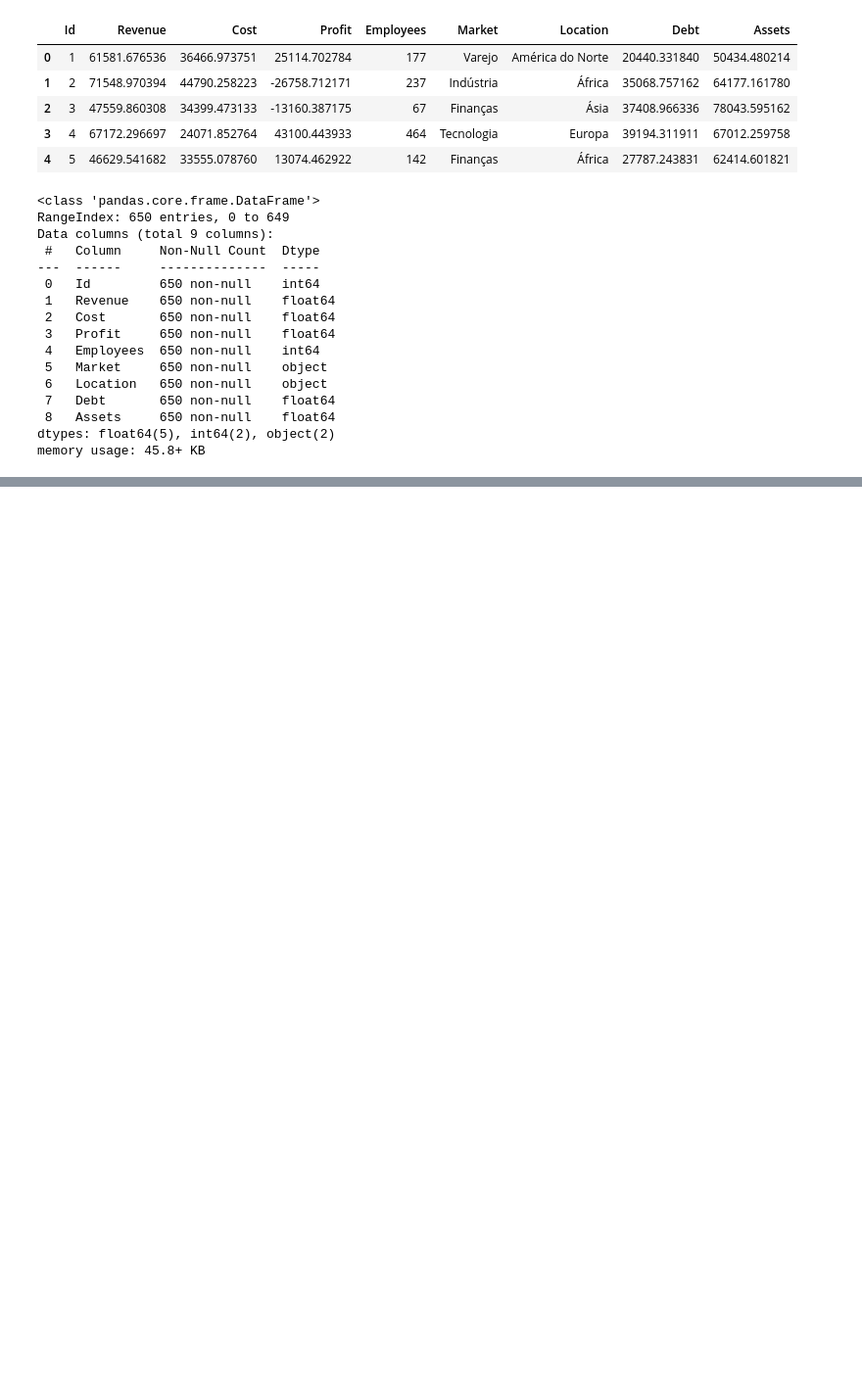
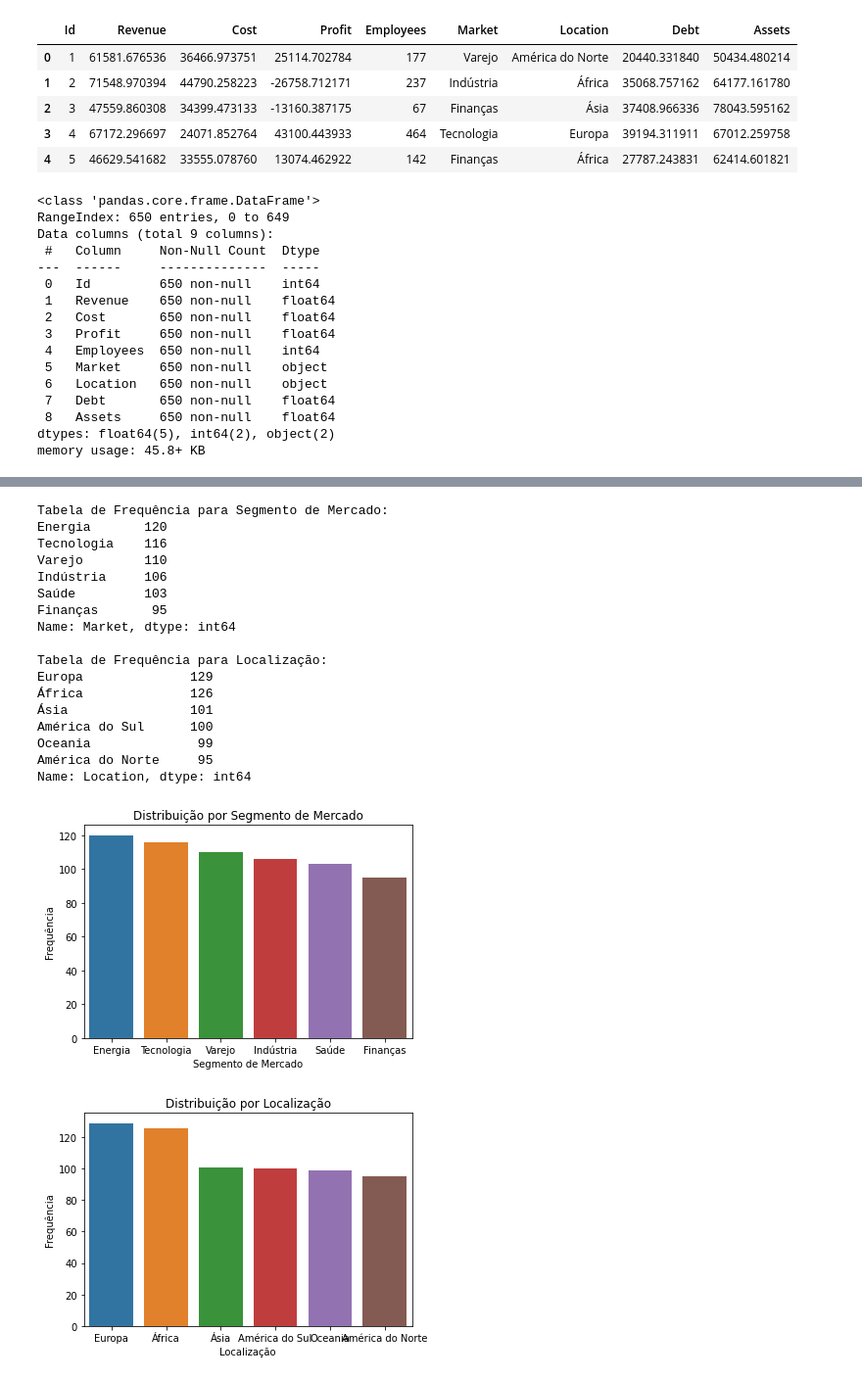
Before and after one commit to Pontes-Junior/Trabalho_EA, a Jupyter notebook: Notebook.ipynb, the cells around one changed output, grey strips where cells are left out. Shown: that part at 98% size. Drawn from its saved outputs; the diff is of its cells as text; code cells hidden in the pictures; blank space fills up the shorter version.

```diff
--- a/Notebook.ipynb
+++ b/Notebook.ipynb
@@ -73,0 +103,44 @@ memory usage: 45.8+ KB
+# %%
+# Tabela de frequência para Segmento de Mercado
+freq_market = data['Market'].value_counts()
+print("Tabela de Frequência para Segmento de Mercado:")
+print(freq_market)
+
+# Tabela de frequência para Localização
+freq_location = data['Location'].value_counts()
+print("\nTabela de Frequência para Localização:")
+print(freq_location)
+
+# Gráfico de barras para Segmento de Mercado
+sns.barplot(x=freq_market.index, y=freq_market.values)
+plt.xlabel("Segmento de Mercado")
+plt.ylabel("Frequência")
+plt.title("Distribuição por Segmento de Mercado")
+plt.show()
+
+# Gráfico de barras para Localização
+sns.barplot(x=freq_location.index, y=freq_location.values)
+plt.xlabel("Localização")
+plt.ylabel("Frequência")
+plt.title("Distribuição por Localização")
+plt.show()
+# %% [output]
+Tabela de Frequência para Segmento de Mercado:
+Energia       120
+Tecnologia    116
+Varejo        110
+Indústria     106
+Saúde         103
+Finanças       95
+Name: Market, dtype: int64
+
+Tabela de Frequência para Localização:
+Europa              129
+África              126
+Ásia                101
+América do Sul      100
+Oceania              99
+América do Norte     95
+Name: Location, dtype: int64
+[figure, added]
+[figure, added]
```
Also changed, not shown: parts of 16 cells of this notebook.
